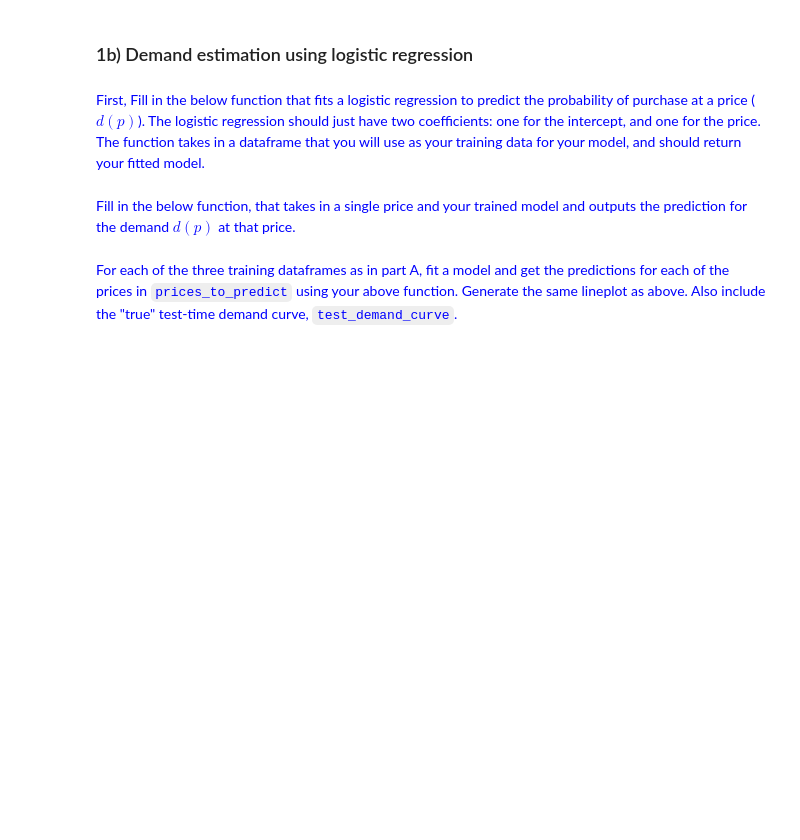
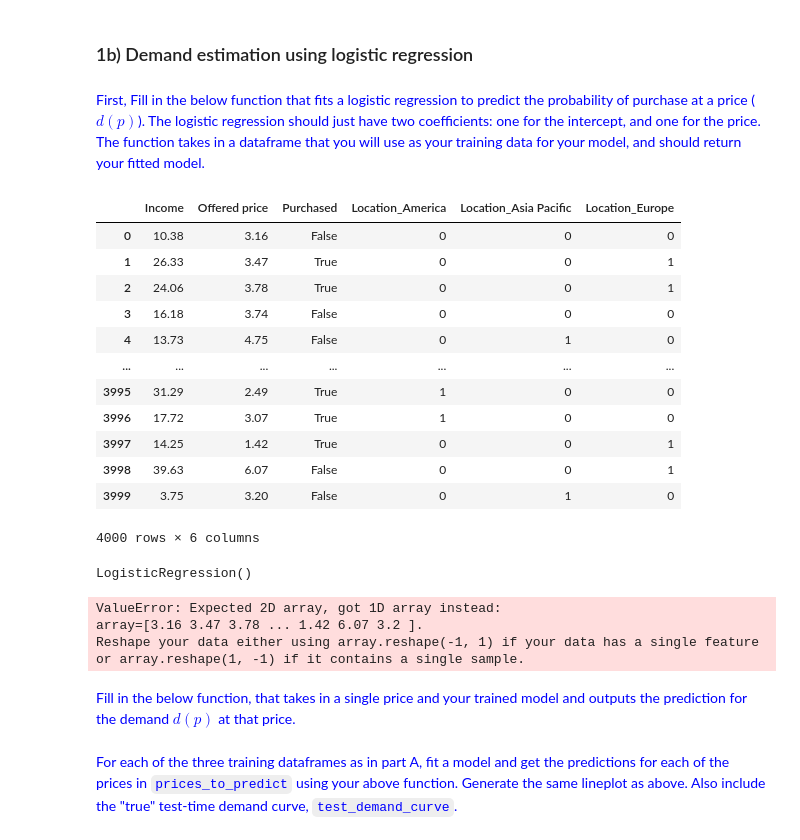
Before and after one commit to martinsun0/People-Data-Systems, a Jupyter notebook: HW3/HW3_assignment.ipynb, the cells around one changed output. Drawn from its saved outputs; the diff is of its cells as text; code cells hidden in the pictures; blank space fills up the shorter version.

```diff
--- a/HW3/HW3_assignment.ipynb
+++ b/HW3/HW3_assignment.ipynb
@@ -176,0 +181,25 @@ def fit_logistic_regression_demand_just_on_price(df):
+# %%
+encoded_df = pd.get_dummies(df_train.drop('bin', axis=1), drop_first=True)
+X = encoded_df.drop('Purchased', axis=1)
+Y = encoded_df['Purchased']
+encoded_df
+# %% [output]
+|  | Income | Offered price | Purchased | Location_America | Location_Asia Pacific | Location_Europe |
+| 0 | 10.38 | 3.16 | False | 0 | 0 | 0 |
+| 1 | 26.33 | 3.47 | True | 0 | 0 | 1 |
+| 2 | 24.06 | 3.78 | True | 0 | 0 | 1 |
+| 3 | 16.18 | 3.74 | False | 0 | 0 | 0 |
+| 4 | 13.73 | 4.75 | False | 0 | 1 | 0 |
+| ... | ... | ... | ... | ... | ... | ... |
+| 3995 | 31.29 | 2.49 | True | 1 | 0 | 0 |
+| 3996 | 17.72 | 3.07 | True | 1 | 0 | 0 |
+| 3997 | 14.25 | 1.42 | True | 0 | 0 | 1 |
+| 3998 | 39.63 | 6.07 | False | 0 | 0 | 1 |
+| 3999 | 3.75 | 3.20 | False | 0 | 1 | 0 |
+4000 rows × 6 columns
+# %%
+model = LogisticRegression()
+model.fit(X, Y)
+model.predict()
+# %% [output]
+LogisticRegression()
@@ -177,3 +213,10 @@ def fit_logistic_regression_demand_just_on_price(df):
+# %%
+model = fit_logistic_regression_demand_just_on_price(df_train)
+model.predict(np.array([[4],[5],[2]]).reshape(-1,1))
+# %% [output]
+ValueError: Expected 2D array, got 1D array instead:
+array=[3.16 3.47 3.78 ... 1.42 6.07 3.2 ].
+Reshape your data either using array.reshape(-1, 1) if your data has a single feature or array.reshape(1, -1) if it contains a single sample.
 # %% [markdown]
 <font color='blue'> Fill in the below function, that takes in a single price and your trained model and outputs the prediction for the demand $d(p)$ at that price.
 # %%
```
Also changed, not shown: parts of 4 cells of this notebook.
